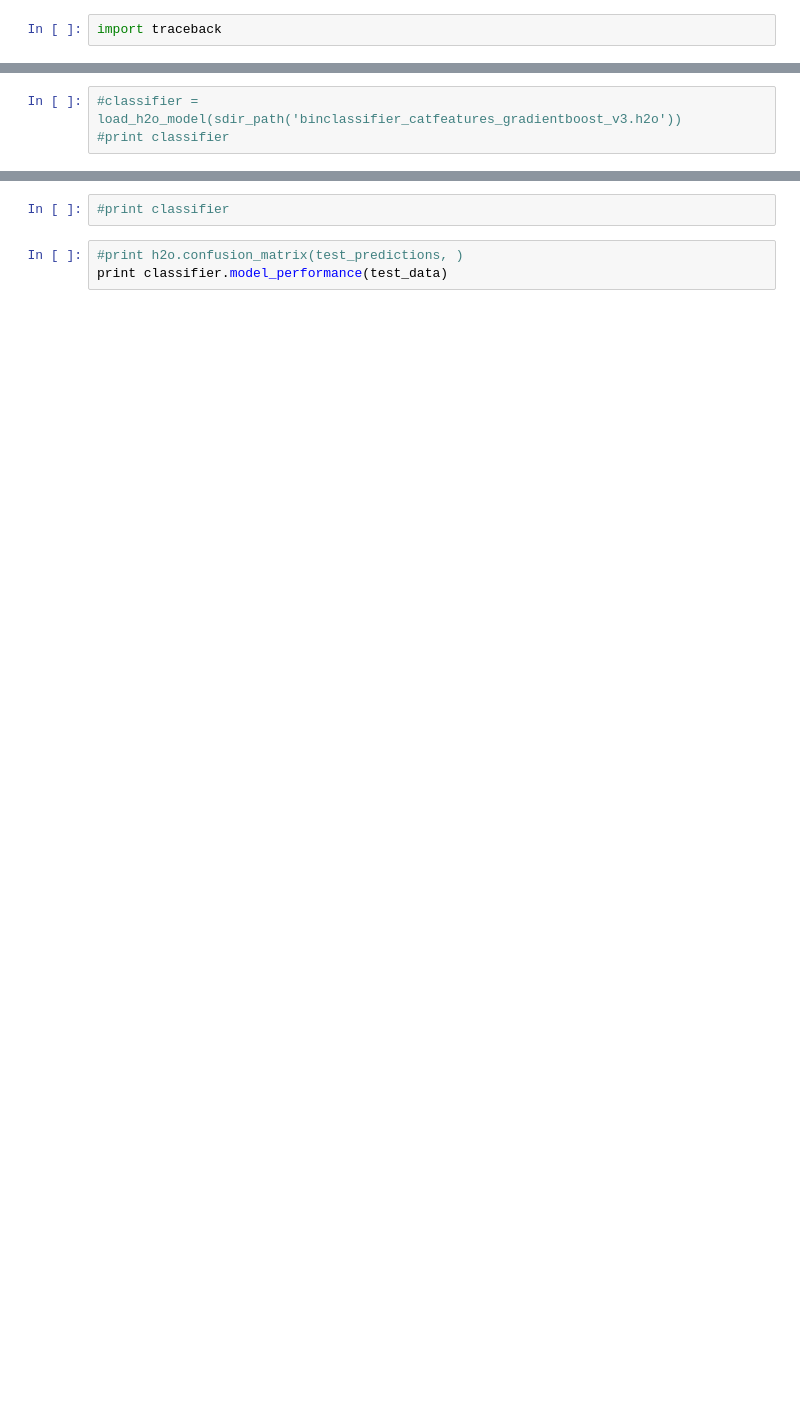
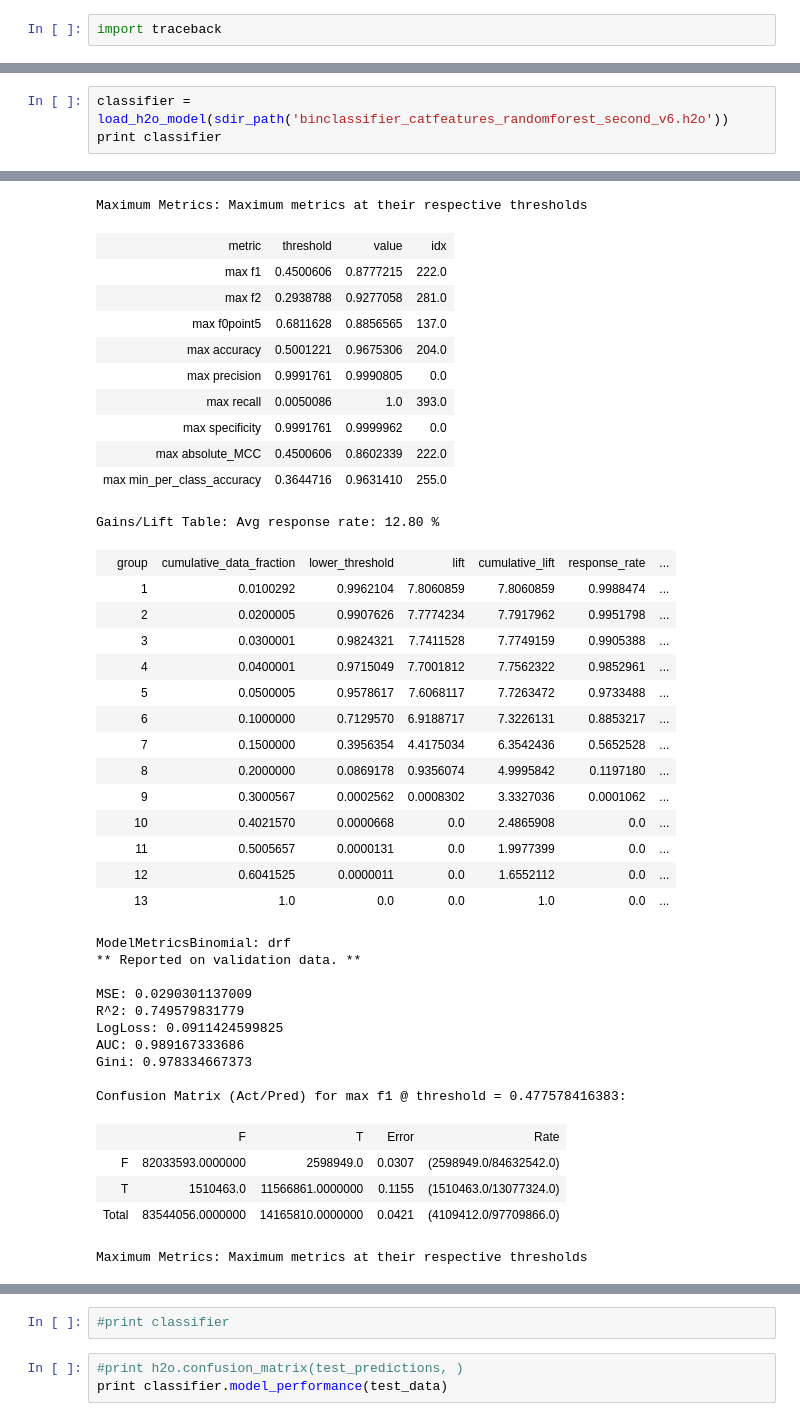
Before and after one commit to gkovacs/browsing-behavior-reconstuction-analysis, a Jupyter notebook: model_evaluation_h2o.ipynb, the cells around one changed output, grey strips where cells are left out. Cells and saved outputs as stored; diff of their text form; blank space fills up the shorter version.

```diff
--- a/model_evaluation_h2o.ipynb
+++ b/model_evaluation_h2o.ipynb
@@ -47,3 +31,4 @@ print len(sdir_glob('*mtries_*_sample_rate_*'))
 # %%
-#classifier = load_h2o_model(sdir_path('binclassifier_catfeatures_gradientboost_v3.h2o'))
-#print classifier
+classifier = load_h2o_model(sdir_path('binclassifier_catfeatures_randomforest_second_v6.h2o'))
+print classifier
+# %% [output]
@@ -49,0 +57,41 @@ print len(sdir_glob('*mtries_*_sample_rate_*'))
+Maximum Metrics: Maximum metrics at their respective thresholds
+| metric | threshold | value | idx |
+| max f1 | 0.4500606 | 0.8777215 | 222.0 |
+| max f2 | 0.2938788 | 0.9277058 | 281.0 |
+| max f0point5 | 0.6811628 | 0.8856565 | 137.0 |
+| max accuracy | 0.5001221 | 0.9675306 | 204.0 |
+| max precision | 0.9991761 | 0.9990805 | 0.0 |
+| max recall | 0.0050086 | 1.0 | 393.0 |
+| max specificity | 0.9991761 | 0.9999962 | 0.0 |
+| max absolute_MCC | 0.4500606 | 0.8602339 | 222.0 |
+| max min_per_class_accuracy | 0.3644716 | 0.9631410 | 255.0 |
+Gains/Lift Table: Avg response rate: 12.80 %
+|  | group | cumulative_data_fraction | lower_threshold | lift | cumulative_lift | response_rate | ... |
+|  | 1 | 0.0100292 | 0.9962104 | 7.8060859 | 7.8060859 | 0.9988474 | ... |
+|  | 2 | 0.0200005 | 0.9907626 | 7.7774234 | 7.7917962 | 0.9951798 | ... |
+|  | 3 | 0.0300001 | 0.9824321 | 7.7411528 | 7.7749159 | 0.9905388 | ... |
+|  | 4 | 0.0400001 | 0.9715049 | 7.7001812 | 7.7562322 | 0.9852961 | ... |
+|  | 5 | 0.0500005 | 0.9578617 | 7.6068117 | 7.7263472 | 0.9733488 | ... |
+|  | 6 | 0.1000000 | 0.7129570 | 6.9188717 | 7.3226131 | 0.8853217 | ... |
+|  | 7 | 0.1500000 | 0.3956354 | 4.4175034 | 6.3542436 | 0.5652528 | ... |
+|  | 8 | 0.2000000 | 0.0869178 | 0.9356074 | 4.9995842 | 0.1197180 | ... |
+|  | 9 | 0.3000567 | 0.0002562 | 0.0008302 | 3.3327036 | 0.0001062 | ... |
+|  | 10 | 0.4021570 | 0.0000668 | 0.0 | 2.4865908 | 0.0 | ... |
+|  | 11 | 0.5005657 | 0.0000131 | 0.0 | 1.9977399 | 0.0 | ... |
+|  | 12 | 0.6041525 | 0.0000011 | 0.0 | 1.6552112 | 0.0 | ... |
+|  | 13 | 1.0 | 0.0 | 0.0 | 1.0 | 0.0 | ... |
+ModelMetricsBinomial: drf
+** Reported on validation data. **
+
+MSE: 0.0290301137009
+R^2: 0.749579831779
+LogLoss: 0.0911424599825
+AUC: 0.989167333686
+Gini: 0.978334667373
+
+Confusion Matrix (Act/Pred) for max f1 @ threshold = 0.477578416383:
+|  | F | T | Error | Rate |
+| F | 82033593.0000000 | 2598949.0 | 0.0307 | (2598949.0/84632542.0) |
+| T | 1510463.0 | 11566861.0000000 | 0.1155 | (1510463.0/13077324.0) |
+| Total | 83544056.0000000 | 14165810.0000000 | 0.0421 | (4109412.0/97709866.0) |
+Maximum Metrics: Maximum metrics at their respective thresholds
```
Also changed, not shown: parts of 17 cells of this notebook, 26 other files.
